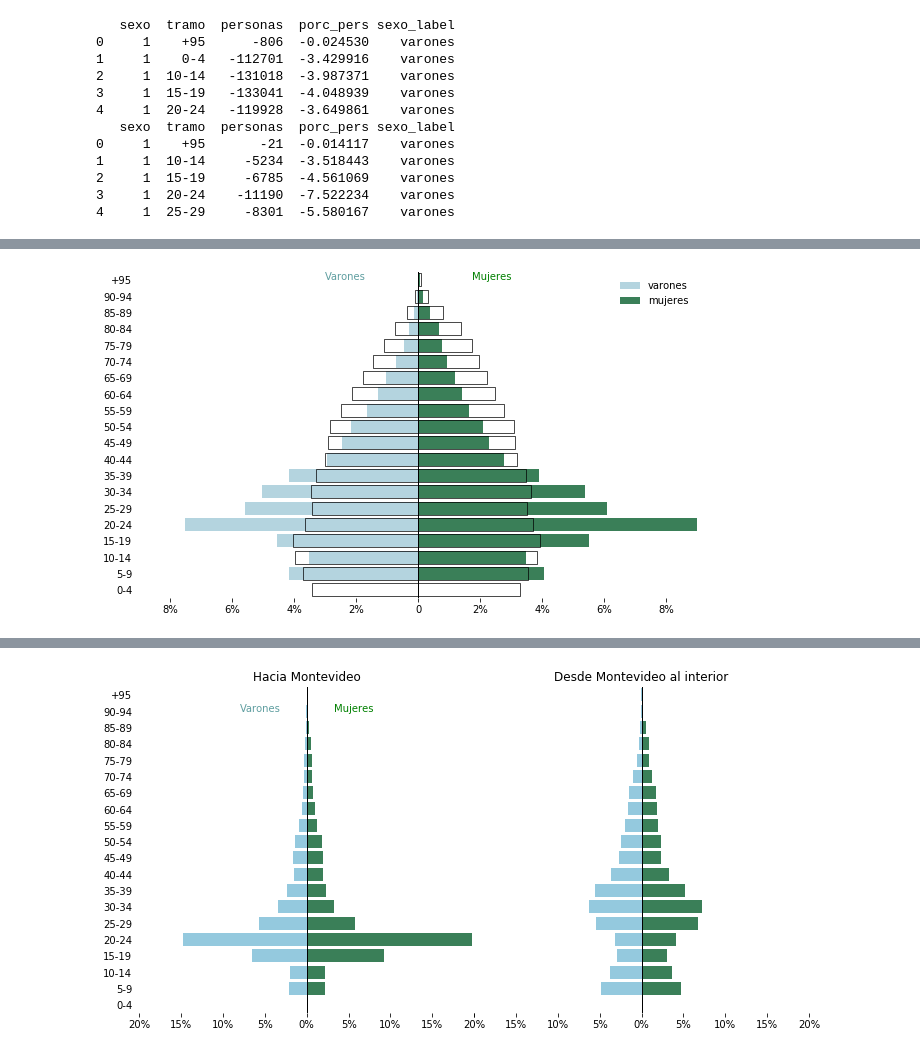
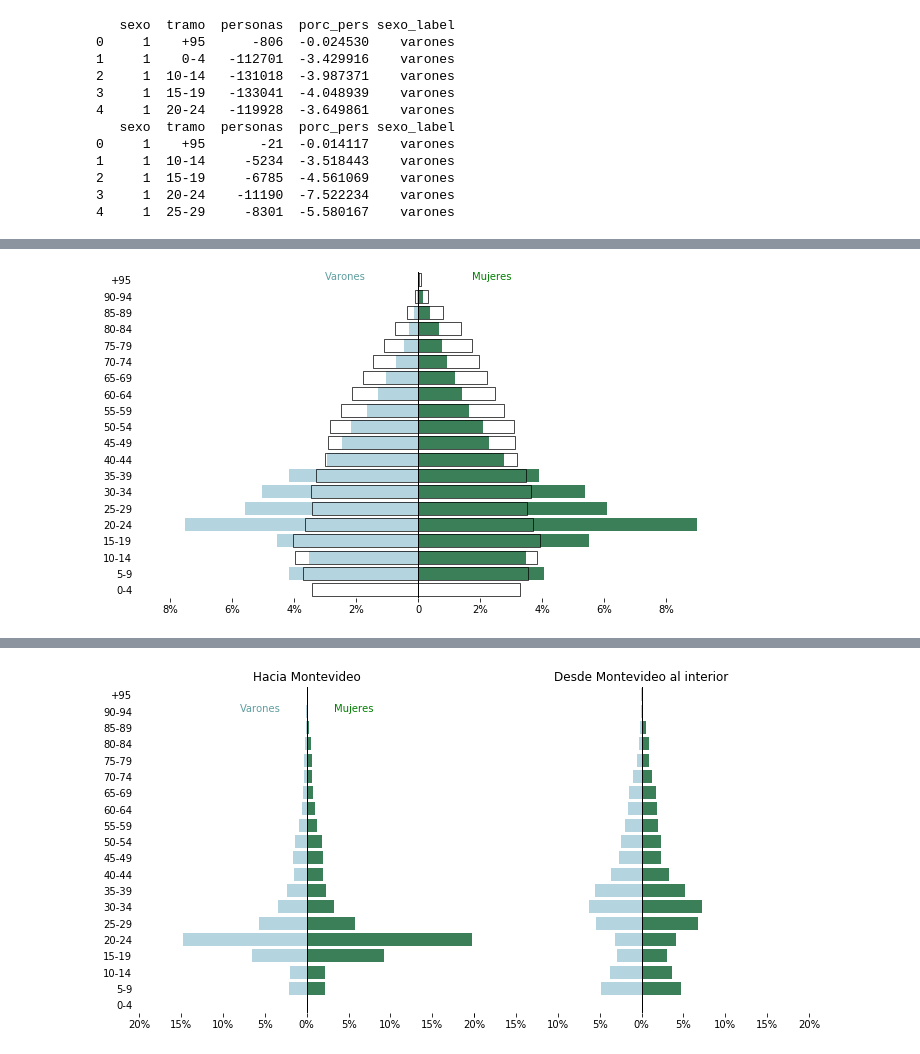
Before and after one commit to guillermodangelo/tesis, a Jupyter notebook: piramide_mig.ipynb, the cells around one changed output, grey strips where cells are left out. Drawn from its saved outputs; the diff is of its cells as text; code cells hidden in the pictures.

```diff
--- a/piramide_mig.ipynb
+++ b/piramide_mig.ipynb
@@ -19,3 +16,6 @@ censo.loc[censo.PERNA01 == 5555, 'PERNA01'] = np.nan
+# %%
+# levanta datos censales
+censo = cargar_censo()
 # %%
 censo.head(2)
 # %% [output]
@@ -59,0 +42,3 @@ mgr_interdep.head()
+# %%
+mgr_interdep = filter_df_censo(censo)
+mgr_interdep.head()
@@ -78,16 +71,23 @@ print(migrantes_group.head())
 3     1  20-24    -11190  -7.522234    varones
 4     1  25-29     -8301  -5.580167    varones
 # %%
+# vector de etiquetas para cada tramo
+y_labels = ['+95','90-94','85-89','80-84','75-79','70-74',
+            '65-69','60-64','55-59','50-54','45-49','40-44',
+            '35-39','30-34','25-29','20-24','15-19','10-14',
+            '5-9','0-4']
+
+colors = ['skyblue', 'seagreen']
+
 # función para graficar
-def bars_pyramid(df, axis):
+def bars_pyramid(df, axis, col_agrup, colors, bar_order):
     "Grafica barras para pirámdes"
-    for c, group in zip(colors, df[group_col].unique()):
+    for c, group in zip(colors, df[col_agrup].unique()):
         sns.barplot(x='porc_pers',
                     y='tramo',
-                    data=df.loc[df[group_col]==group, :],
-                    order = order_of_bars,
+                    data=df.loc[df[col_agrup]==group, :],
+                    order = bar_order,
                     color=c,
-                    label=group,
                     ax=axis)
 # %%
 # pirámides de población
@@ -149,48 +150,40 @@ fig, ax  = plt.subplots(1, figsize= ( 10, 6 ))
 
 # plot
 group_col = 'sexo_label'
-order_of_bars = labels[::-1]
+order_of_bars = y_labels
 colors = ['lightblue', 'seagreen']
 label=['sexo', '']
 
-bars_pyramid(migrantes_group, ax)
+bars_pyramid(migrantes_group, ax, 'sexo_label', colors, y_labels)
 
 for c, group in zip(colors, migrantes_group[group_col].unique()):
     sns.barplot(x='porc_pers', y='tramo',
                 data=censo_group.loc[censo_group[group_col]==group, :],
                 order = order_of_bars,
                 fill=False,
                 linewidth = 0.7,
                 edgecolor='black',
                 ax=ax)
 
 ax.set_axisbelow(True)
 ax.set_ylabel(None)
 ax.set_xlabel(None)
 ax.axvline(linewidth=1, color='black')
 ax.set_xlim([-9,9])
 ax.set_xticklabels(['10%','8%','6%','4%','2%','0','2%','4%','6%','8%'])
 
 [s.set_visible(False) for s in ax.spines.values()]
 [t.set_visible(False) for t in ax.get_yticklines()]
 
-ax.text(-3, 0, 'Varones',
-        horizontalalignment='left',
-        color='cadetblue', fontsize=10)
-
-ax.text(3, 0, 'Mujeres',
-        horizontalalignment='right',
-        color='green', fontsize=10)
+etiquetar_sexos(3, 0, ax, ['cadetblue', 'green'], 10)
 
 plt.savefig('mapas_graficas/piramide_mig.pdf',
              bbox_inches='tight',
              metadata = metadatos_figs)
 
-ax.legend(loc='upper right', frameon=False)
-
 plt.show()
 # %% [output]
-[figure, old version]
+[figure, new version]
 # %%
 # destino Mvdeo.
 a = mgr_interdep[mgr_interdep.depto_destino == 1]
```
Also changed, not shown: parts of 11 cells of this notebook, 13 other files.
